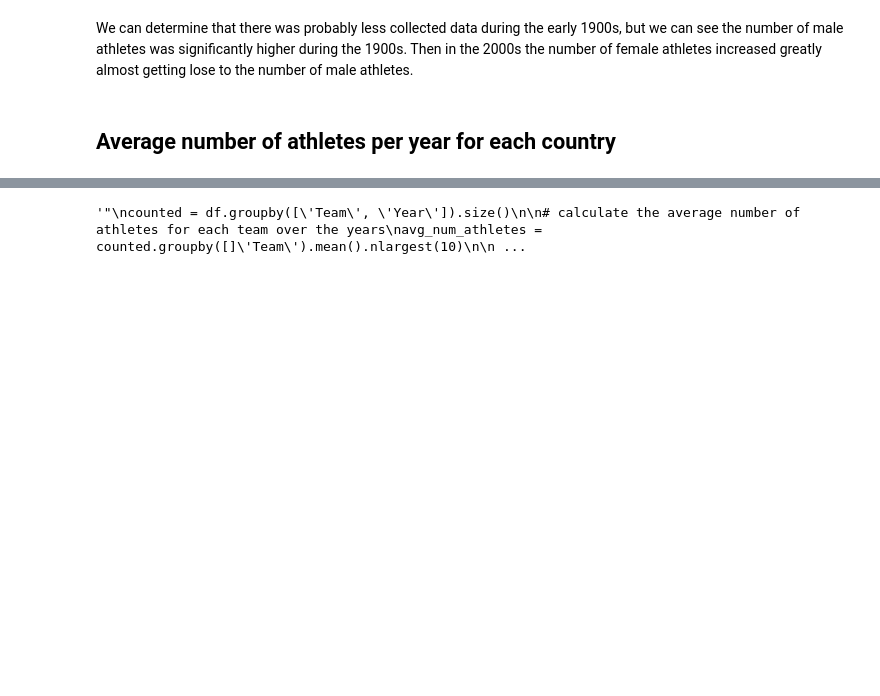
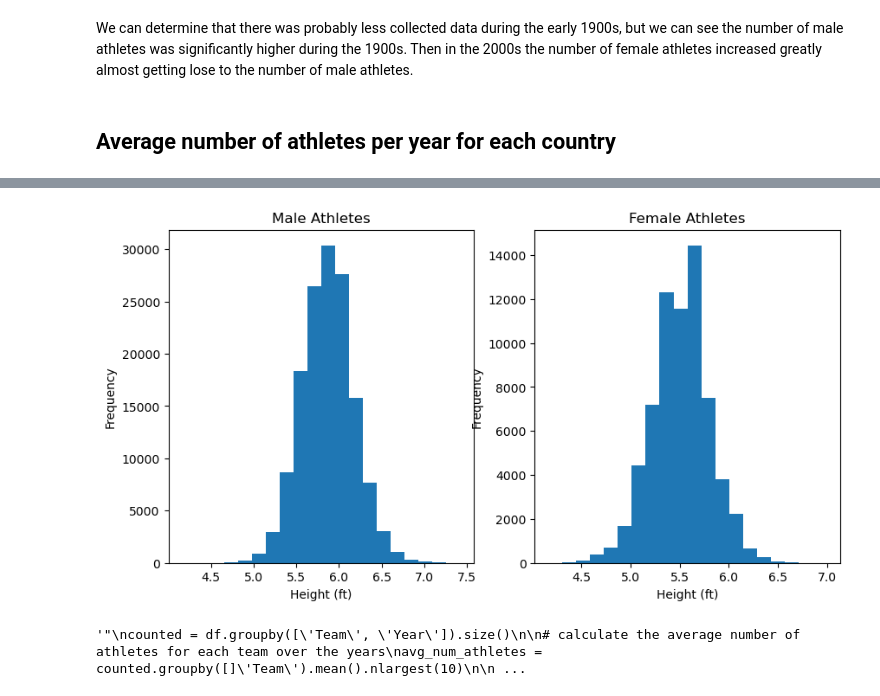
Before and after one commit to duhBlu/CS433-JupyterNotebooks, a Jupyter notebook: Final Project/FinalProject.ipynb, the cells around one changed output, grey strips where cells are left out. Cells and saved outputs as stored; diff of their text form; code cells hidden in the pictures; blank space fills up the shorter version.

```diff
--- a/Final Project/FinalProject.ipynb
+++ b/Final Project/FinalProject.ipynb
@@ -62,3 +74,20 @@ We can determine that there was probably less collected data during the early 19
+# %%
+male_df = df[df['Sex'] == 'M']
+female_df = df[df['Sex'] == 'F']
+
+# plot histograms of height for each gender
+fig, (ax1, ax2) = plt.subplots(ncols=2, figsize=(10,5))
+ax1.hist(male_df['Height'], bins=20)
+ax1.set_xlabel('Height (ft)')
+ax1.set_ylabel('Frequency')
+ax1.set_title('Male Athletes')
+ax2.hist(female_df['Height'], bins=20)
+ax2.set_xlabel('Height (ft)')
+ax2.set_ylabel('Frequency')
+ax2.set_title('Female Athletes')
+plt.show()
+# %% [output]
+[figure, added]
 # %%
 """"
 counted = df.groupby(['Team', 'Year']).size()
```
Also changed, not shown: parts of 4 cells of this notebook.
